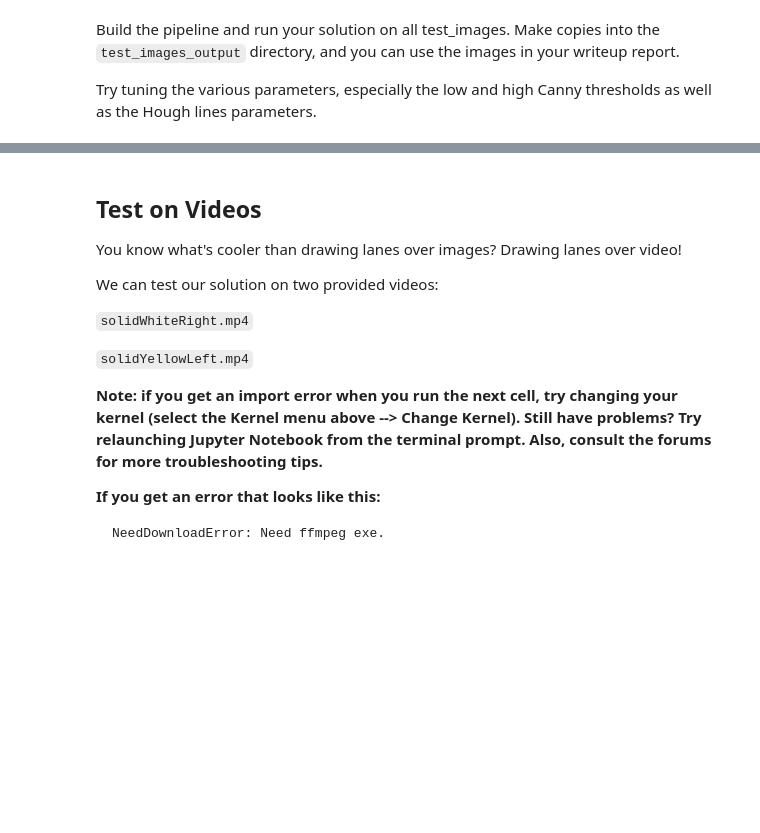
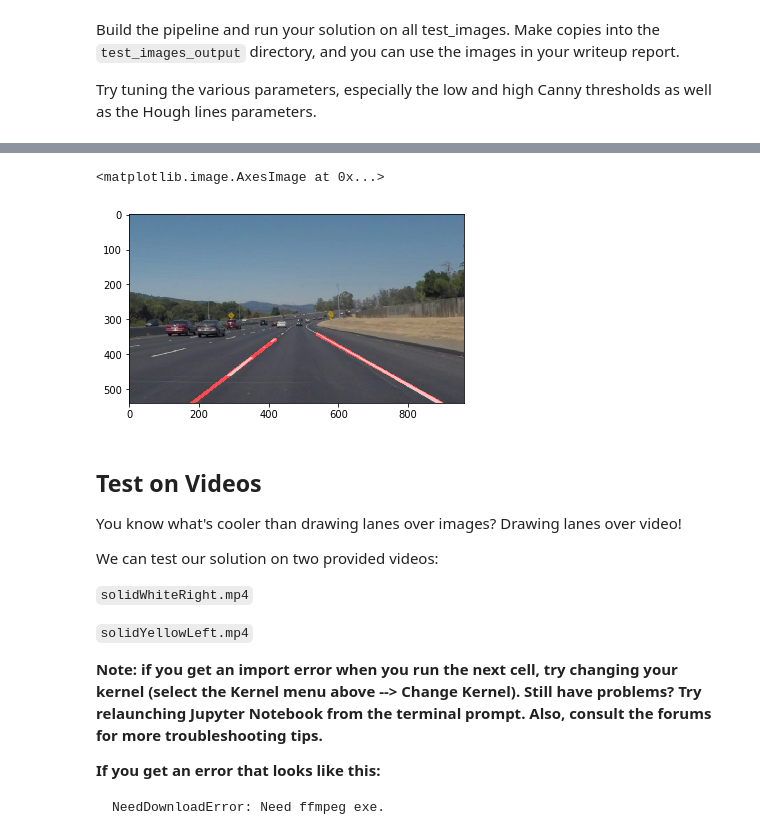
Before and after one commit to thomasdunlap/CarND-LaneLines-P1, a Jupyter notebook: P1.ipynb, the cells around one changed output, grey strips where cells are left out. Saved outputs shown, nothing was run; the diff lists cells and outputs as text; code cells hidden in the pictures; blank space fills up the shorter version.

Commit message:
Lane lines found.  Need to clean up.

```diff
--- a/P1.ipynb
+++ b/P1.ipynb
@@ -241,3 +264,69 @@ plt.imshow(weighted_img(hough2, w1, α=0.8, β=1., λ=0.))
+# %%
+global prev_mr
+global prev_ml
+
+prev_mr = None
+prev_ml = None
+# TODO: Build your pipeline that will draw lane lines on the test_images
+thresholds = (image[:,:,0] < 220) \
+            | (image[:,:,1] < 120) \
+            | (image[:,:,2] < 50)
+
+img_mask = np.copy(image)
+img_mask[thresholds] = [0,0,0]
+img_mask_gray = grayscale(img_mask)
+
+gray = grayscale(image)
+
+blur_gray = gaussian_blur(gray, 7)
+
+edges = canny(blur_gray, 100, 150)
+
+img_edges_dil = cv2.dilate(edges, cv2.getStructuringElement(cv2.MORPH_DILATE, (5, 5)))
+img_edges_dil = cv2.erode(img_edges_dil, cv2.getStructuringElement(cv2.MORPH_ERODE, (3, 3)))
+
+
+# Merge Canny and Color Selection
+img_merge = img_mask_gray + img_edges_dil
+
+imshape = edges.shape
+
+p1 = (0.0,imshape[0])
+p2 = (0.48*imshape[1], 0.61*imshape[0]) #61
+p23 = (0.5*imshape[1],p2[1])
+p241 = (p23[0]-1.3*p1[0],p1[1])
+p242 = (p23[0]+1.3*p1[0],p1[1])
+p3 = (0.55*imshape[1], p2[1]) #57
+p4 = (imshape[1],imshape[0])
+vertices = np.array([[p1,p2,p3,p4]], dtype=np.int32) # Road ROI
+vertices_l = np.array([[p1,p2,p23,p241]], dtype=np.int32) # Left Road ROI
+vertices_r = np.array([[p242,p23,p3,p4]], dtype=np.int32) # Right Road ROI
+vertices_lr = [vertices_l,vertices_r]
+
+
+img_masked = region_of_interest(img_merge, vertices)
+
+line_image = hough_lines(img_masked, 2, np.pi/180, 12, 10, 20)
+line_image_gray = grayscale(line_image)
+"""
+mask1 = region_of_interest(edges, vertices_l)
+
+hough1 = hough_lines(mask1, 180, rho=1, theta=np.pi/180, threshold=10, min_line_len=1, max_line_gap=9)
+
+
+mask2 = region_of_interest(edges, vertices_r)
+hough2 = hough_lines(mask2, 880, rho=1, theta=np.pi/180, threshold=10, min_line_len=1, max_line_gap=5)
+"""
+line_image_n = draw_final_lines(line_image_gray, image, imshape, vertices_lr, debug=False)
+w1 = weighted_img(line_image_n, image, α=0.8, β=1., λ=0.)
+
+plt.imshow(w1)
+
+
+# then save them to the test_images directory.
+# %% [output]
+<matplotlib.image.AxesImage at 0x...>
+[figure, added]
 # %% [markdown]
 ## Test on Videos
 
```
Also changed, not shown: parts of 7 cells of this notebook, 2 other files.
